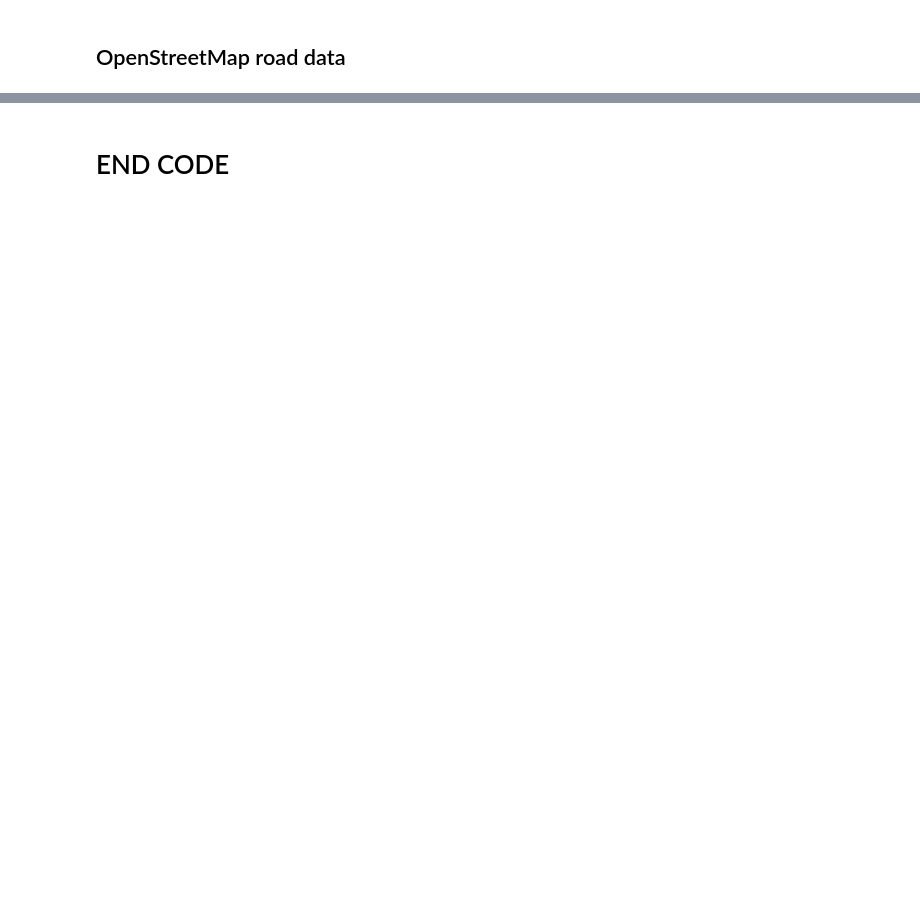
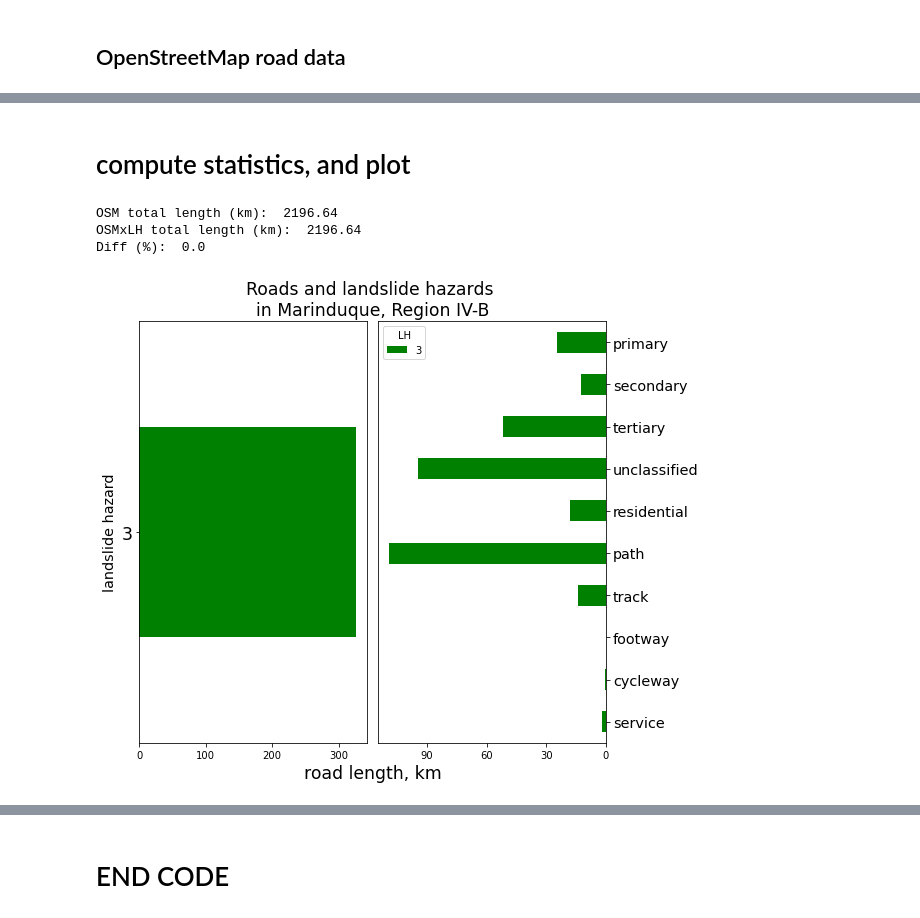
Before and after one commit to ricsatjr/lslideXroads, a Jupyter notebook: lslideXroads.ipynb, the cells around one changed output, grey strips where cells are left out. Cells and saved outputs as stored; diff of their text form; code cells hidden in the pictures; blank space fills up the shorter version.

```diff
--- a/lslideXroads.ipynb
+++ b/lslideXroads.ipynb
@@ -52,5 +16,0 @@ adm_gdf.set_crs(epsg=4326,inplace=True)
-# %%
-# define target province
-which_adm='aklan'
-cur_adm=adm_gdf[adm_gdf.adm_Name.str.contains(which_adm,case=False)]
-print(cur_adm.adm_Name)
@@ -150,0 +449,13 @@ lhaz_gdf.sort_values(['LH']).plot(cmap='jet')
+# %%
+grid=create_grid(cur_adm,30)
+start = time.time()
+roads_gr=overlay_by_grid(roads,lhaz_in_adm,grid)
+end = time.time()
+print("total grid overlay took %f sec" % ((end - start) * 1.0))
+
+roads_gr=clean_list_types(roads_gr)
+roads_gr['LH']=roads_gr.LH.fillna(-1).astype(int)
+
+epsg=assign_epsg(cur_adm)
+roads['length']=roads.to_crs(epsg=epsg).geometry.length/1000.
+roads_gr['length']=roads_gr.to_crs(epsg=epsg).geometry.length/1000.
@@ -150,0 +489,11 @@ lhaz_gdf.sort_values(['LH']).plot(cmap='jet')
+# %% [markdown]
+# compute statistics, and plot
+# %%
+# fill highway column with no data based on https://wiki.openstreetmap.org/wiki/Tag:highway%3Droad
+roads_gr['highway']=roads_gr.highway.fillna('road')
+plot_road_stats(roads,roads_gr,cur_adm,lowest=lowest)
+# %% [output]
+OSM total length (km):  2196.64
+OSMxLH total length (km):  2196.64
+Diff (%):  0.0
+[figure, added]
```
Also changed, not shown: parts of 39 cells of this notebook.
